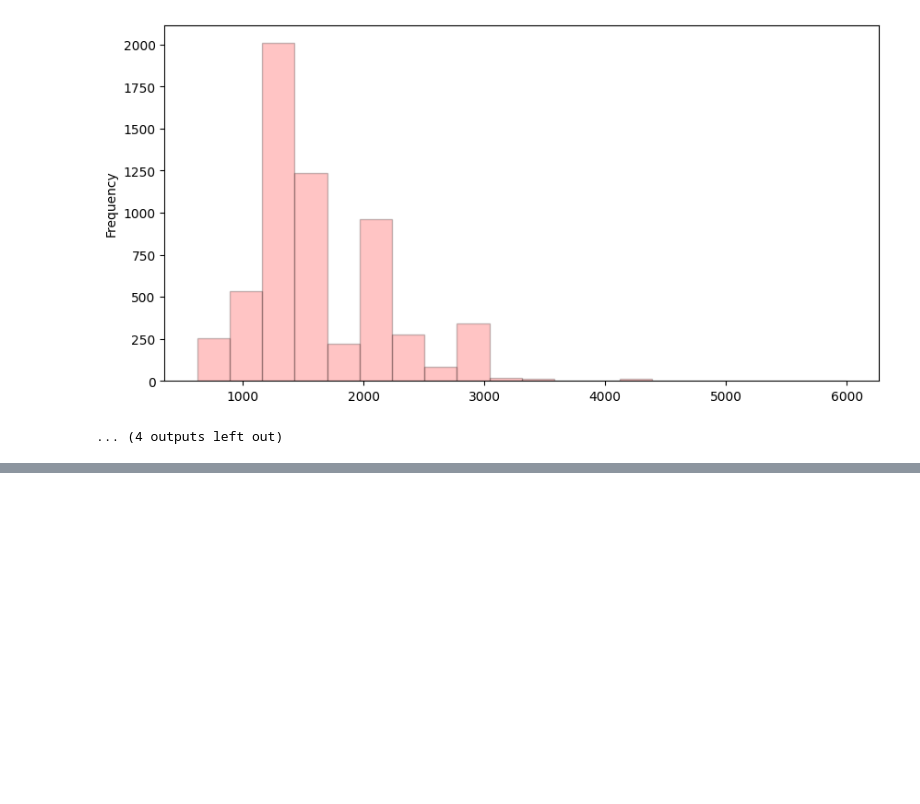
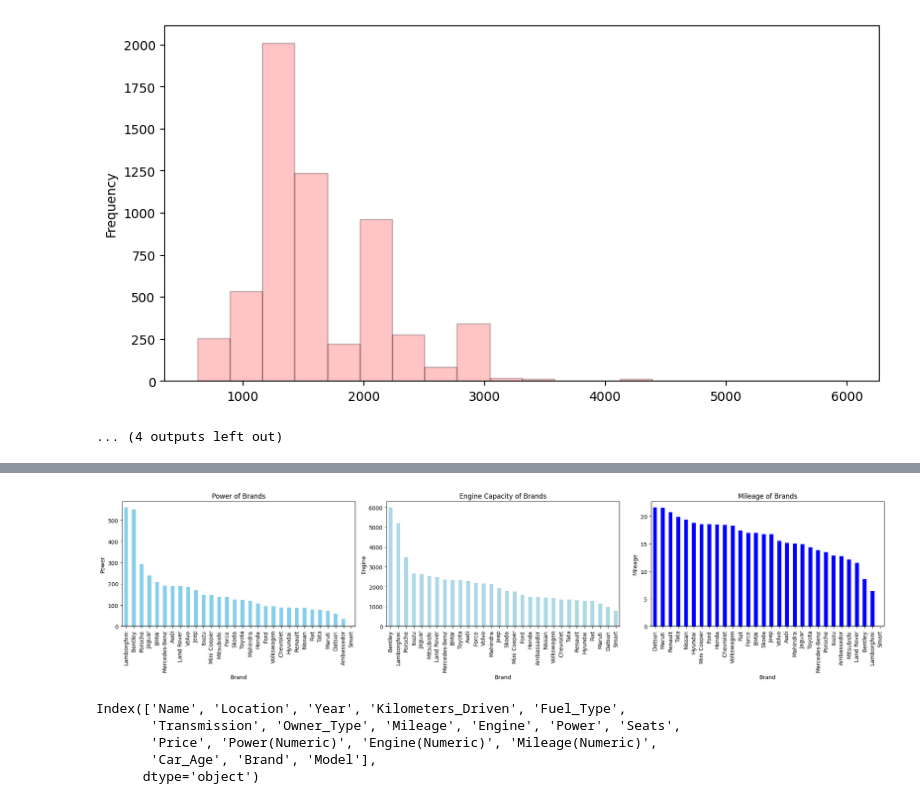
Before and after one commit to vineetha00/EDA, a Jupyter notebook: Car_EDA/car_EDA.ipynb, the cells around one changed output, grey strips where cells are left out. Cells and saved outputs as stored; diff of their text form; code cells hidden in the pictures; blank space fills up the shorter version.

```diff
--- a/Car_EDA/car_EDA.ipynb
+++ b/Car_EDA/car_EDA.ipynb
@@ -292,0 +307,34 @@ df['Model'].nunique()
+# %%
+power= df.groupby('Brand')['Power(Numeric)'].mean().sort_values(ascending = False)
+engine = df.groupby('Brand')['Engine(Numeric)'].mean().sort_values(ascending = False)
+mileage =df.groupby('Brand')['Mileage(Numeric)'].mean().sort_values(ascending = False)
+# %%
+fig, ax = plt.subplots(1,3, figsize=(20,5))
+
+power.plot(kind = 'bar', ax = ax[0], color = 'skyblue')
+ax[0].set_title('Power of Brands')
+ax[0].set_xlabel('Brand')
+ax[0].set_ylabel('Power')
+
+engine.plot(kind = 'bar', ax = ax[1], color = 'lightblue')
+ax[1].set_title('Engine Capacity of Brands')
+ax[1].set_xlabel('Brand')
+ax[1].set_ylabel('Engine')
+
+mileage.plot(kind = 'bar', ax = ax[2], color = 'blue')
+ax[2].set_title('Mileage of Brands')
+ax[2].set_xlabel('Brand')
+ax[2].set_ylabel('Mileage')
+
+plt.tight_layout()
+plt.show()
+# %% [output]
+[figure, added]
+# %%
+df.columns
+# %% [output]
+Index(['Name', 'Location', 'Year', 'Kilometers_Driven', 'Fuel_Type',
+       'Transmission', 'Owner_Type', 'Mileage', 'Engine', 'Power', 'Seats',
+       'Price', 'Power(Numeric)', 'Engine(Numeric)', 'Mileage(Numeric)',
+       'Car_Age', 'Brand', 'Model'],
+      dtype='object')
```
Also changed, not shown: parts of 10 cells of this notebook.
